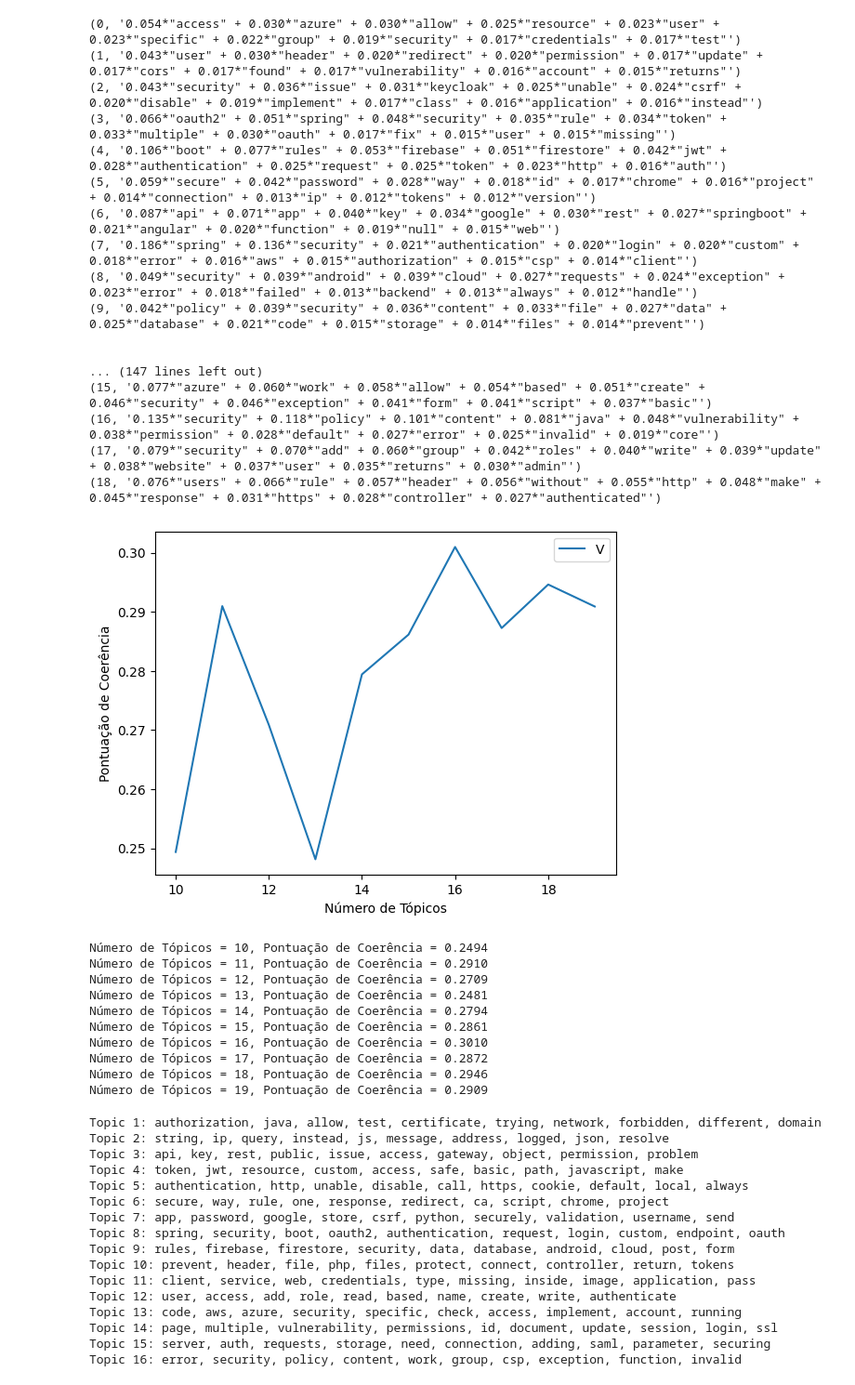
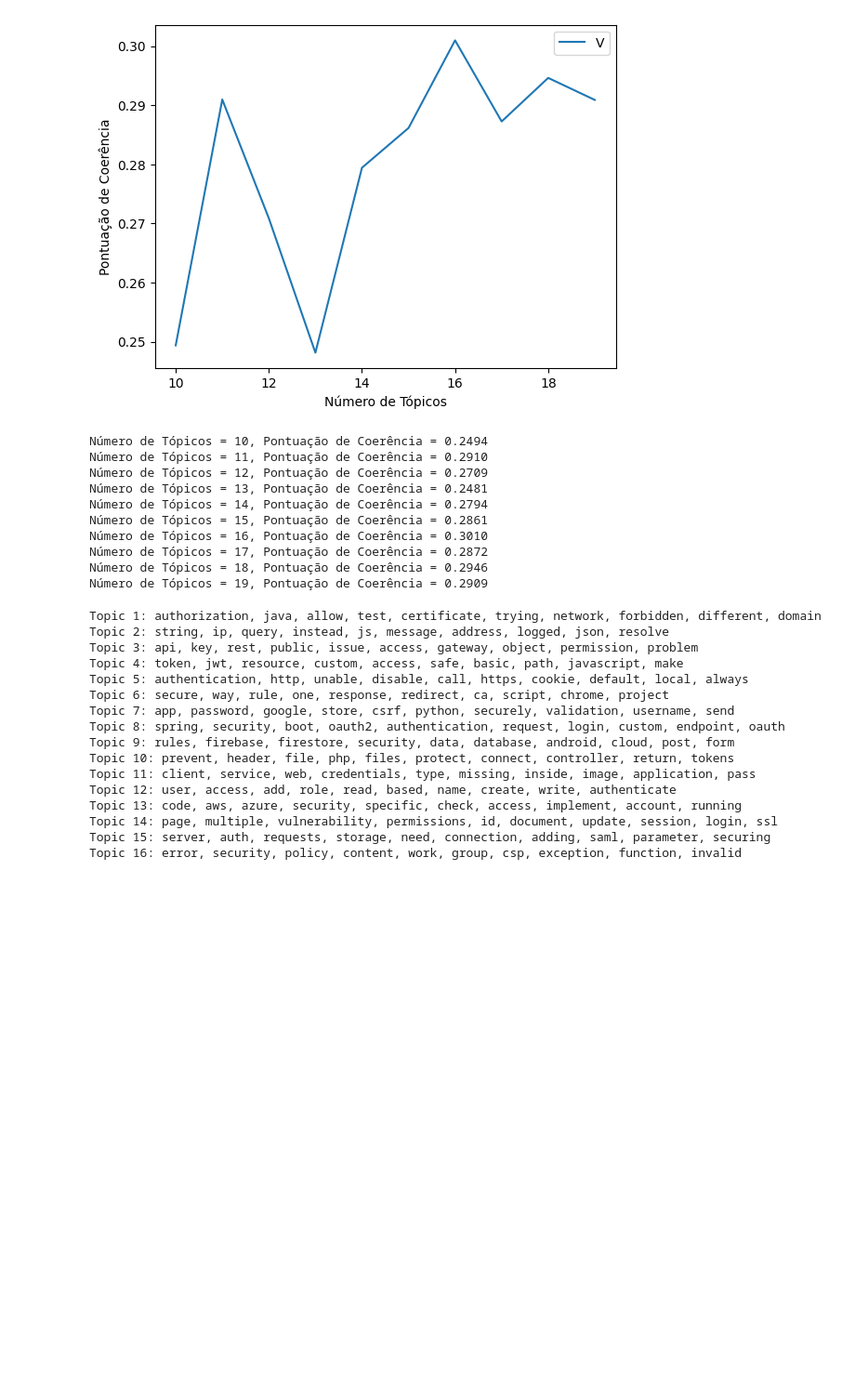
Before and after one commit to TCC-Emily-e-Vitor/Codigo-LDA, a Jupyter notebook: topics.ipynb, the cells around one changed output. Shown at 93% size. Saved outputs shown, nothing was run; the diff lists cells and outputs as text; code cells hidden in the pictures; blank space fills up the shorter version.

Commit message:
Feat: add tags code and chart

```diff
--- a/topics.ipynb
+++ b/topics.ipynb
@@ -1,4 +1,6 @@
 # %%
+# Carrega os dados
+
 import pandas as pd
 
 df_it = pd.read_csv("data/ITSecurity.csv")
@@ -7,14 +9,16 @@ df_stack_1 = pd.read_csv("data/SO<2016.csv")
 df_stack_2 = pd.read_csv("data/SO=2016.csv")
 df_stack_3 = pd.read_csv("data/SO>2016.csv")
 
-df_it['File'] = 'ITSecurity'
+df_it['File'] = 'ITSec'
 df_se['File'] = 'SE'
-df_stack_1['File'] = 'Stack'
-df_stack_2['File'] = 'Stack'
-df_stack_3['File'] = 'Stack'
+df_stack_1['File'] = 'SO'
+df_stack_2['File'] = 'SO'
+df_stack_3['File'] = 'SO'
 
 df_combined = pd.concat([df_it, df_se, df_stack_1, df_stack_2, df_stack_3], axis=0)
 # %%
+# Faz a limpeza das palavras e define algumas colunas
+
 import nltk
 from nltk.corpus import stopwords
 from nltk.tokenize import word_tokenize
@@ -22,7 +26,9 @@ from nltk.tokenize import word_tokenize
 nltk.download('all')
 stop_words = set(stopwords.words('english'))
 
-additional_stopwords = (['using', 'working', 'like', 'could', 'set', 'change', 'value', 'get', '2', 'load', 'getting', 'new', 'use', 'filter', '6', '5', '1', '3'])
+additional_stopwords = (['using', 'working', 'like', 'could', 'set', 'change',
+                        'value', 'get', '2', 'load', 'getting', 'new', 'use',
+                        'filter', '6', '5', '1', '3'])
 
 stop_words.update(additional_stopwords)
 
@@ -53,7 +59,19 @@ df_combined = df_combined.sort_values(by='CreationDate')
 [nltk_data]    |   Package ycoe is already up-to-date!
 [nltk_data]    |
 [nltk_data]  Done downloading collection all
+# %%
+# Adiciona a coluna de tags
+
+import re
+
+def extract_tags(tag_data):
+    tags = re.findall(r'<(.*?)>', tag_data)
+    return tags
+
+df_combined['Tags'] = df_combined['Tags'].apply(extract_tags)
 # %%
+# Gera a quantidade de tópicos
+
 import matplotlib.pyplot as plt
 from gensim.models import CoherenceModel
 from gensim import corpora
@@ -65,63 +83,46 @@ corpus = [dictionary.doc2bow(text) for text in texts]
 
 def compute_coherence_score(num_topics):
     lda = LdaModel(corpus, num_topics=num_topics, id2word=dictionary, random_state=42)
     df_combined['topic_assignment'] = [max(lda.get_document_topics(dictionary.doc2bow(text.split())), key=lambda x: x[1])[0] + 1 for text in df_combined['processed_text']]
 
     coherence_model = CoherenceModel(model=lda, texts=df_combined['processed_text'].apply(lambda x: x.split()), coherence='c_v')
     coherence = coherence_model.get_coherence()
 
-    topics = lda.print_topics(num_topics=num_topics)
-    for topic in topics:
-        print(topic)
-    print('\n')
+    # topics = lda.print_topics(num_topics=num_topics)
+    # for topic in topics:
+    #     print(topic)
+    # print('\n')
 
     return coherence
 
 limit = 20
 start = 10
 step = 1
 x = range(start, limit, step)
 coherence_scores = []
 
 for num_topics in x:
     coherence_score = compute_coherence_score(num_topics)
     coherence_scores.append(coherence_score)
 
 plt.plot(x, coherence_scores)
 plt.xlabel("Número de Tópicos")
 plt.ylabel("Pontuação de Coerência")
 plt.legend(("Valores de Coerência"), loc='best')
 plt.show()
 
 for num_topics, score in zip(x, coherence_scores):
     print(f"Número de Tópicos = {num_topics}, Pontuação de Coerência = {score:.4f}")
 # %% [output]
+[figure]
-(0, '0.054*"access" + 0.030*"azure" + 0.030*"allow" + 0.025*"resource" + 0.023*"user" + 0.023*"specific" + 0.022*"group" + 0.019*"security" + 0.017*"credentials" + 0.017*"test"')
-(1, '0.043*"user" + 0.030*"header" + 0.020*"redirect" + 0.020*"permission" + 0.017*"update" + 0.017*"cors" + 0.017*"found" + 0.017*"vulnerability" + 0.016*"account" + 0.015*"returns"')
-(2, '0.043*"security" + 0.036*"issue" + 0.031*"keycloak" + 0.025*"unable" + 0.024*"csrf" + 0.020*"disable" + 0.019*"implement" + 0.017*"class" + 0.016*"application" + 0.016*"instead"')
-(3, '0.066*"oauth2" + 0.051*"spring" + 0.048*"security" + 0.035*"rule" + 0.034*"token" + 0.033*"multiple" + 0.030*"oauth" + 0.017*"fix" + 0.015*"user" + 0.015*"missing"')
-(4, '0.106*"boot" + 0.077*"rules" + 0.053*"firebase" + 0.051*"firestore" + 0.042*"jwt" + 0.028*"authentication" + 0.025*"request" + 0.025*"token" + 0.023*"http" + 0.016*"auth"')
-(5, '0.059*"secure" + 0.042*"password" + 0.028*"way" + 0.018*"id" + 0.017*"chrome" + 0.016*"project" + 0.014*"connection" + 0.013*"ip" + 0.012*"tokens" + 0.012*"version"')
-(6, '0.087*"api" + 0.071*"app" + 0.040*"key" + 0.034*"google" + 0.030*"rest" + 0.027*"springboot" + 0.021*"angular" + 0.020*"function" + 0.019*"null" + 0.015*"web"')
-(7, '0.186*"spring" + 0.136*"security" + 0.021*"authentication" + 0.020*"login" + 0.020*"custom" + 0.018*"error" + 0.016*"aws" + 0.015*"authorization" + 0.015*"csp" + 0.014*"client"')
-(8, '0.049*"security" + 0.039*"android" + 0.039*"cloud" + 0.027*"requests" + 0.024*"exception" + 0.023*"error" + 0.018*"failed" + 0.013*"backend" + 0.013*"always" + 0.012*"handle"')
-(9, '0.042*"policy" + 0.039*"security" + 0.036*"content" + 0.033*"file" + 0.027*"data" + 0.025*"database" + 0.021*"code" + 0.015*"storage" + 0.014*"files" + 0.014*"prevent"')
-
-
-... (147 lines left out)
-(15, '0.077*"azure" + 0.060*"work" + 0.058*"allow" + 0.054*"based" + 0.051*"create" + 0.046*"security" + 0.046*"exception" + 0.041*"form" + 0.041*"script" + 0.037*"basic"')
-(16, '0.135*"security" + 0.118*"policy" + 0.101*"content" + 0.081*"java" + 0.048*"vulnerability" + 0.038*"permission" + 0.028*"default" + 0.027*"error" + 0.025*"invalid" + 0.019*"core"')
-(17, '0.079*"security" + 0.070*"add" + 0.060*"group" + 0.042*"roles" + 0.040*"write" + 0.039*"update" + 0.038*"website" + 0.037*"user" + 0.035*"returns" + 0.030*"admin"')
-(18, '0.076*"users" + 0.066*"rule" + 0.057*"header" + 0.056*"without" + 0.055*"http" + 0.048*"make" + 0.045*"response" + 0.031*"https" + 0.028*"controller" + 0.027*"authenticated"')
+Número de Tópicos = 10, Pontuação de Coerência = 0.2494
+Número de Tópicos = 11, Pontuação de Coerência = 0.2910
+Número de Tópicos = 12, Pontuação de Coerência = 0.2709
+Número de Tópicos = 13, Pontuação de Coerência = 0.2481
+Número de Tópicos = 14, Pontuação de Coerência = 0.2794
+Número de Tópicos = 15, Pontuação de Coerência = 0.2861
+Número de Tópicos = 16, Pontuação de Coerência = 0.3010
+Número de Tópicos = 17, Pontuação de Coerência = 0.2872
+Número de Tópicos = 18, Pontuação de Coerência = 0.2946
+Número de Tópicos = 19, Pontuação de Coerência = 0.2909
-[figure]
-Número de Tópicos = 10, Pontuação de Coerência = 0.2494
-Número de Tópicos = 11, Pontuação de Coerência = 0.2910
-Número de Tópicos = 12, Pontuação de Coerência = 0.2709
-Número de Tópicos = 13, Pontuação de Coerência = 0.2481
-Número de Tópicos = 14, Pontuação de Coerência = 0.2794
-Número de Tópicos = 15, Pontuação de Coerência = 0.2861
-Número de Tópicos = 16, Pontuação de Coerência = 0.3010
-Número de Tópicos = 17, Pontuação de Coerência = 0.2872
-Número de Tópicos = 18, Pontuação de Coerência = 0.2946
-Número de Tópicos = 19, Pontuação de Coerência = 0.2909
 # %%
```
Also changed, not shown: parts of 7 cells of this notebook, 3 other files.
